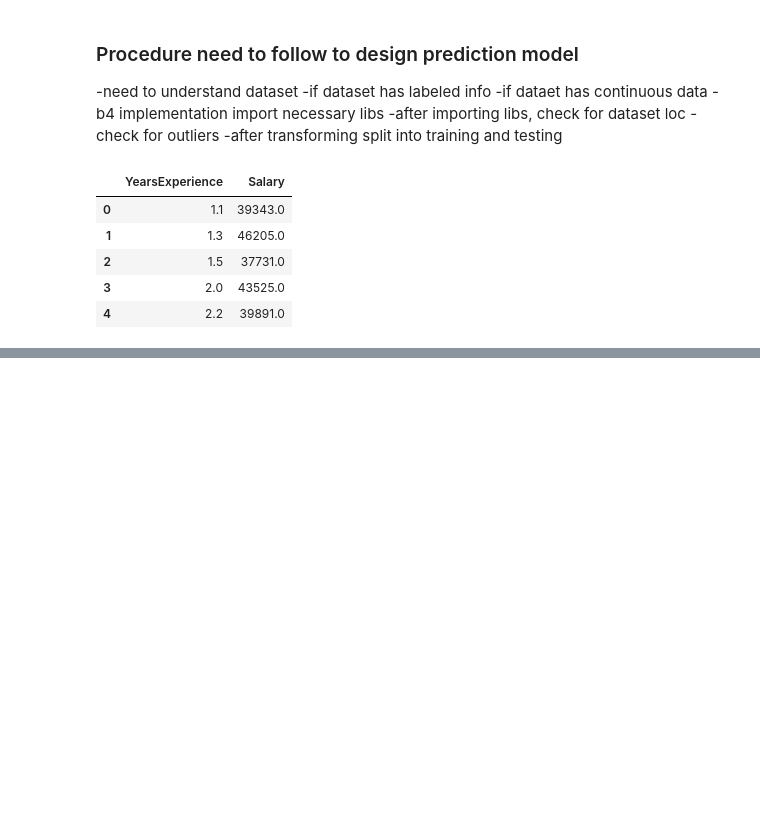
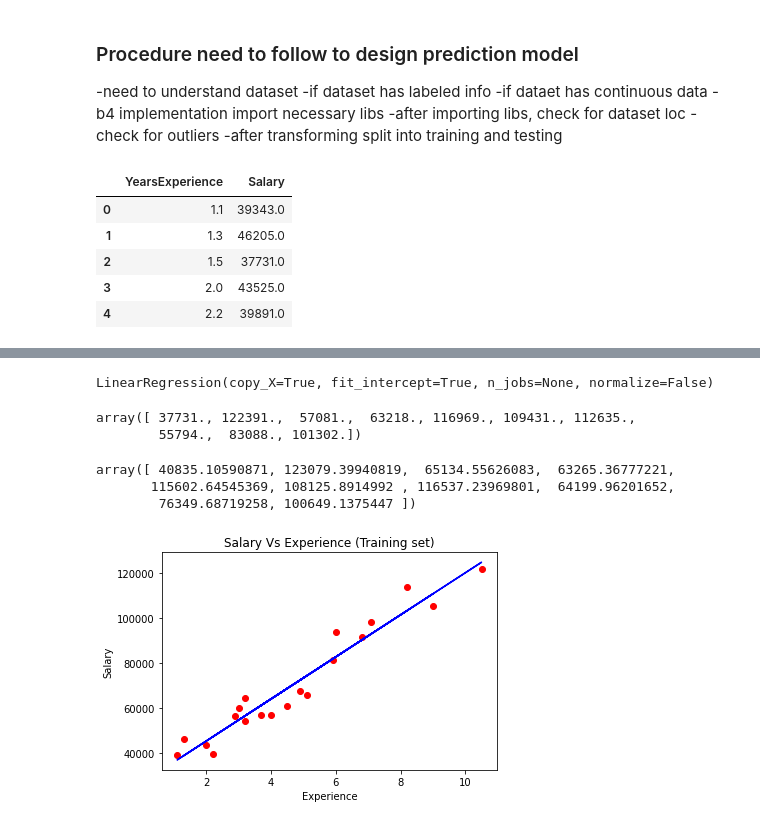
Before and after one commit to senjuti238/Machine-Learning-practice, a Jupyter notebook: (Simple_Linear_Regression)Day6_ML.ipynb, the cells around one changed output, grey strips where cells are left out. Drawn from its saved outputs; the diff is of its cells as text; code cells hidden in the pictures; blank space fills up the shorter version.

```diff
--- a/(Simple_Linear_Regression)Day6_ML.ipynb
+++ b/(Simple_Linear_Regression)Day6_ML.ipynb
@@ -32,4 +32,5 @@ data.head()
 # %%
 # assign x and y var
 
-x =
+x = data.iloc[:, :-1].values
+y = data.iloc[:, -1].values
@@ -35,0 +65,18 @@ x =
+# %%
+#Splitting the dataset into training and testing
+
+from sklearn.model_selection import train_test_split
+
+x_train, x_test, y_train, y_test = train_test_split(x,y, test_size = 1/3, random_state = 0)
+# %%
+
+
+#Implement simple Linear Regression
+
+from sklearn.linear_model import LinearRegression
+
+lr = LinearRegression()
+
+lr.fit(x_train, y_train)
+# %% [output]
+LinearRegression(copy_X=True, fit_intercept=True, n_jobs=None, normalize=False)
@@ -35,0 +87,24 @@ x =
+# %%
+y_test
+# %% [output]
+array([ 37731., 122391.,  57081.,  63218., 116969., 109431., 112635.,
+        55794.,  83088., 101302.])
+# %%
+y_pred
+# %% [output]
+array([ 40835.10590871, 123079.39940819,  65134.55626083,  63265.36777221,
+       115602.64545369, 108125.8914992 , 116537.23969801,  64199.96201652,
+        76349.68719258, 100649.1375447 ])
+# %%
+
+
+#Visualize the training set results
+
+plt.scatter(x_train, y_train, color = 'red')
+plt.plot(x_train, lr.predict(x_train), color = 'blue')
+plt.title("Salary Vs Experience (Training set)")
+plt.xlabel("Experience")
+plt.ylabel("Salary")
+plt.show()
+# %% [output]
+[figure, added]
```
Also changed, not shown: parts of 6 cells of this notebook.
